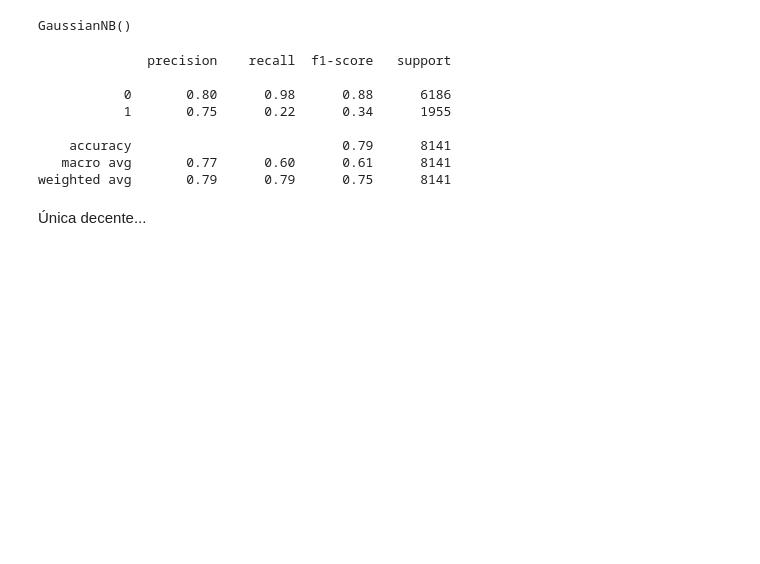
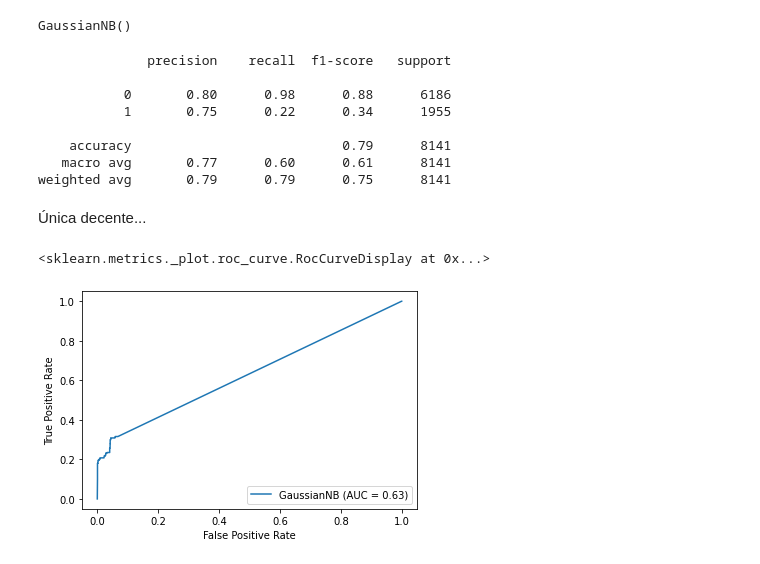
Before and after one commit to ncontinanza/tp-datos-1c2021-de-angelis-riva-continanza, a Jupyter notebook: Parte2/Bayes - Ensamble.ipynb, the cells around one changed output. Saved outputs shown, nothing was run; the diff lists cells and outputs as text; code cells hidden in the pictures; blank space fills up the shorter version.

```diff
--- a/Parte2/Bayes - Ensamble.ipynb
+++ b/Parte2/Bayes - Ensamble.ipynb
@@ -121,3 +126,8 @@ print(classification_report(y_test, clf_con.predict(X_test_cont)))
 weighted avg       0.79      0.79      0.75      8141
 # %% [markdown]
 Única decente...
+# %%
+plot_roc_curve(clf_con, X_test_cont, y_test)
+# %% [output]
+<sklearn.metrics._plot.roc_curve.RocCurveDisplay at 0x...>
+[figure, added]
```
Also changed, not shown: parts of 1 cell of this notebook, 12 other files.
